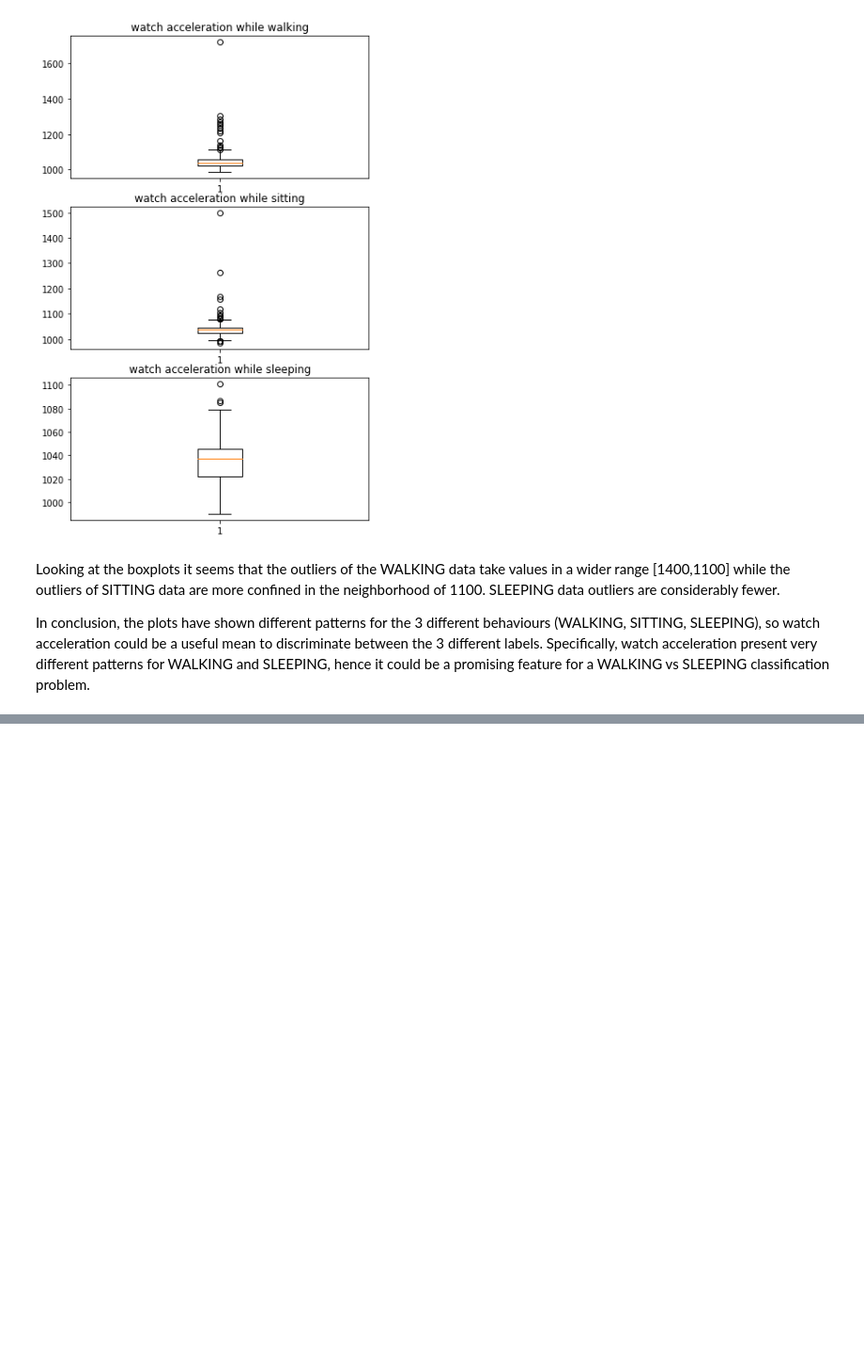
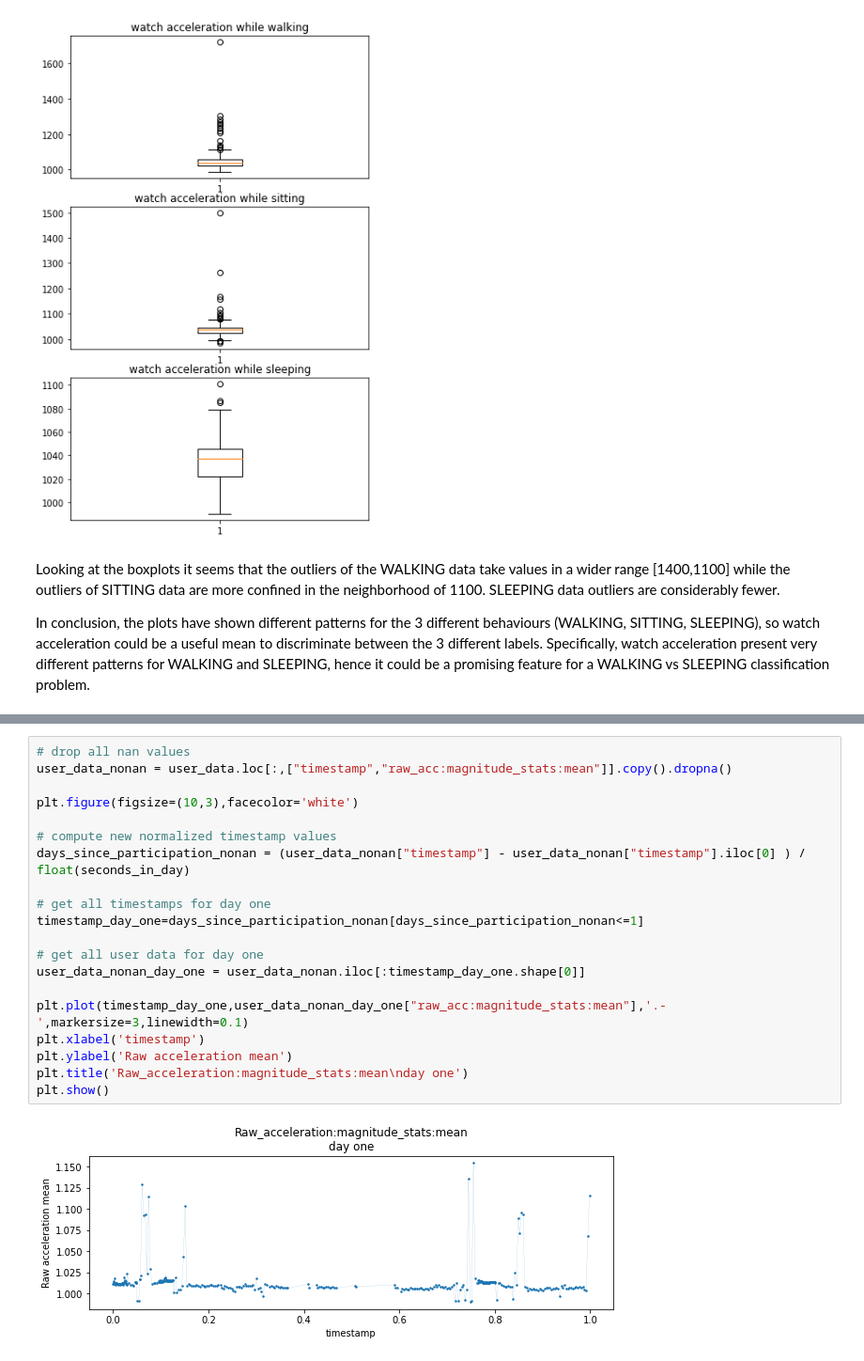
Before and after one commit to MariPS/Behavioral-Context-Recognition, a Jupyter notebook: exploratory-data-analysis.ipynb, the cells around one changed output, grey strips where cells are left out. Shown at 94% size. Cells and saved outputs as stored; diff of their text form; blank space fills up the shorter version.

```diff
--- a/exploratory-data-analysis.ipynb
+++ b/exploratory-data-analysis.ipynb
@@ -228,0 +262,22 @@ WALKING vs SLEEPING classification problem.
+# %%
+# drop all nan values
+user_data_nonan = user_data.loc[:,["timestamp","raw_acc:magnitude_stats:mean"]].copy().dropna()
+
+plt.figure(figsize=(10,3),facecolor='white')
+
+# compute new normalized timestamp values
+days_since_participation_nonan = (user_data_nonan["timestamp"] - user_data_nonan["timestamp"].iloc[0] ) / float(seconds_in_day)
+
+# get all timestamps for day one
+timestamp_day_one=days_since_participation_nonan[days_since_participation_nonan<=1]
+
+# get all user data for day one
+user_data_nonan_day_one = user_data_nonan.iloc[:timestamp_day_one.shape[0]]
+
+plt.plot(timestamp_day_one,user_data_nonan_day_one["raw_acc:magnitude_stats:mean"],'.-',markersize=3,linewidth=0.1)
+plt.xlabel('timestamp')
+plt.ylabel('Raw acceleration mean')
+plt.title('Raw_acceleration:magnitude_stats:mean\nday one')
+plt.show()
+# %% [output]
+[figure, added]
```
Also changed, not shown: parts of 6 cells of this notebook.
